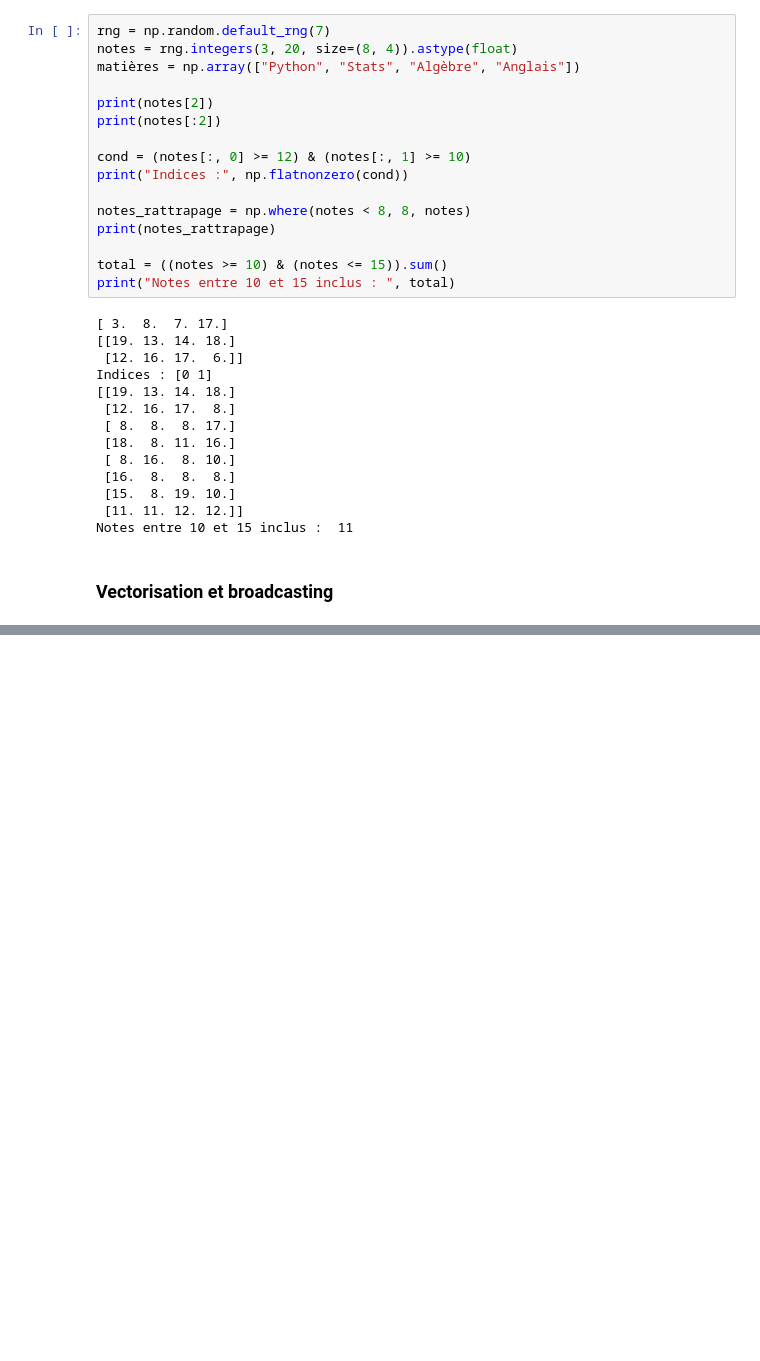
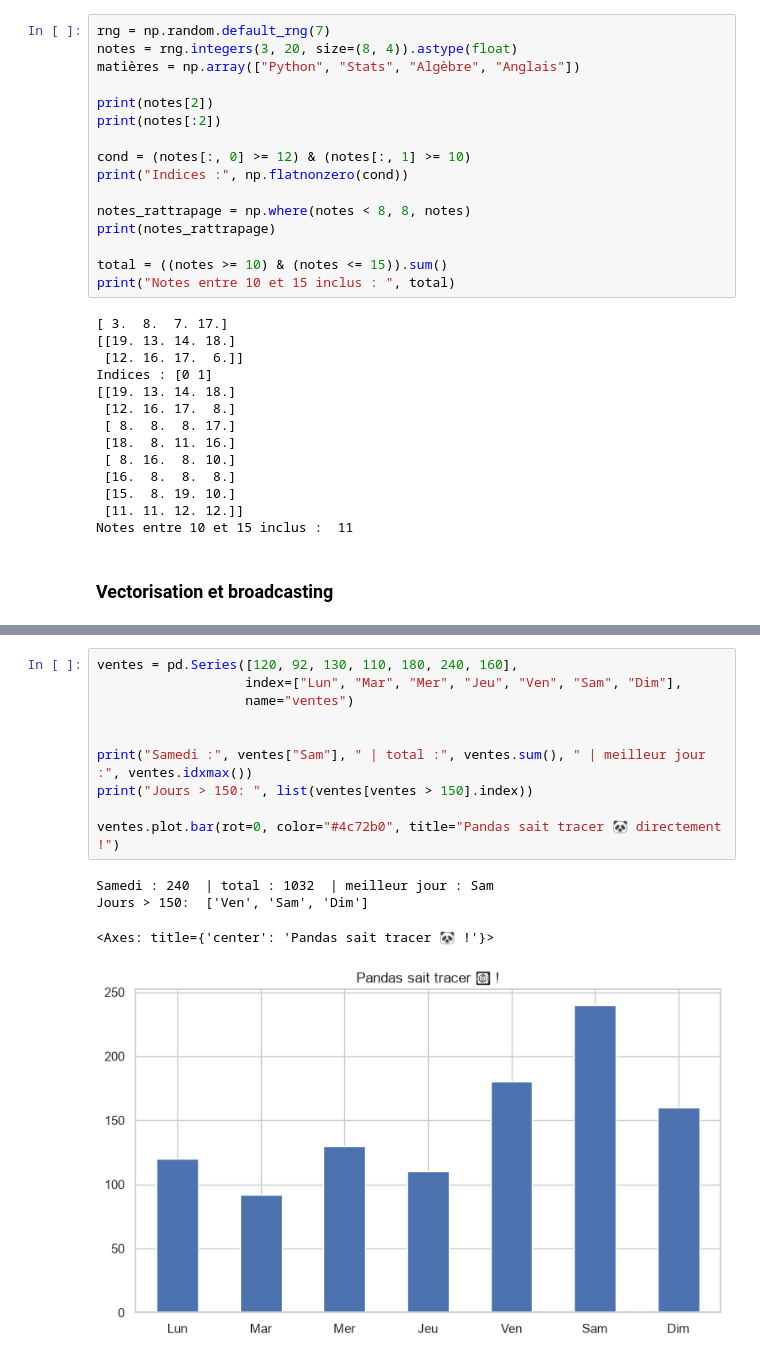
Before and after one commit to bkablam11/ama-python, a Jupyter notebook: mod10/cours.ipynb, the cells around one changed output, grey strips where cells are left out. Saved outputs shown, nothing was run; the diff lists cells and outputs as text; blank space fills up the shorter version.

```diff
--- a/mod10/cours.ipynb
+++ b/mod10/cours.ipynb
@@ -286,0 +438,15 @@ Racines : [ 67.1  36.1  28.3  24.5 109.5]
+# %%
+ventes = pd.Series([120, 92, 130, 110, 180, 240, 160],
+                   index=["Lun", "Mar", "Mer", "Jeu", "Ven", "Sam", "Dim"],
+                   name="ventes")
+
+
+print("Samedi :", ventes["Sam"], " | total :", ventes.sum(), " | meilleur jour :", ventes.idxmax())
+print("Jours > 150: ", list(ventes[ventes > 150].index))
+
+ventes.plot.bar(rot=0, color="#4c72b0", title="Pandas sait tracer 🐼 directement !")
+# %% [output]
+Samedi : 240  | total : 1032  | meilleur jour : Sam
+Jours > 150:  ['Ven', 'Sam', 'Dim']
+<Axes: title={'center': 'Pandas sait tracer 🐼 !'}>
+[figure, added]
```
Also changed, not shown: parts of 95 cells of this notebook, 3 other files.
